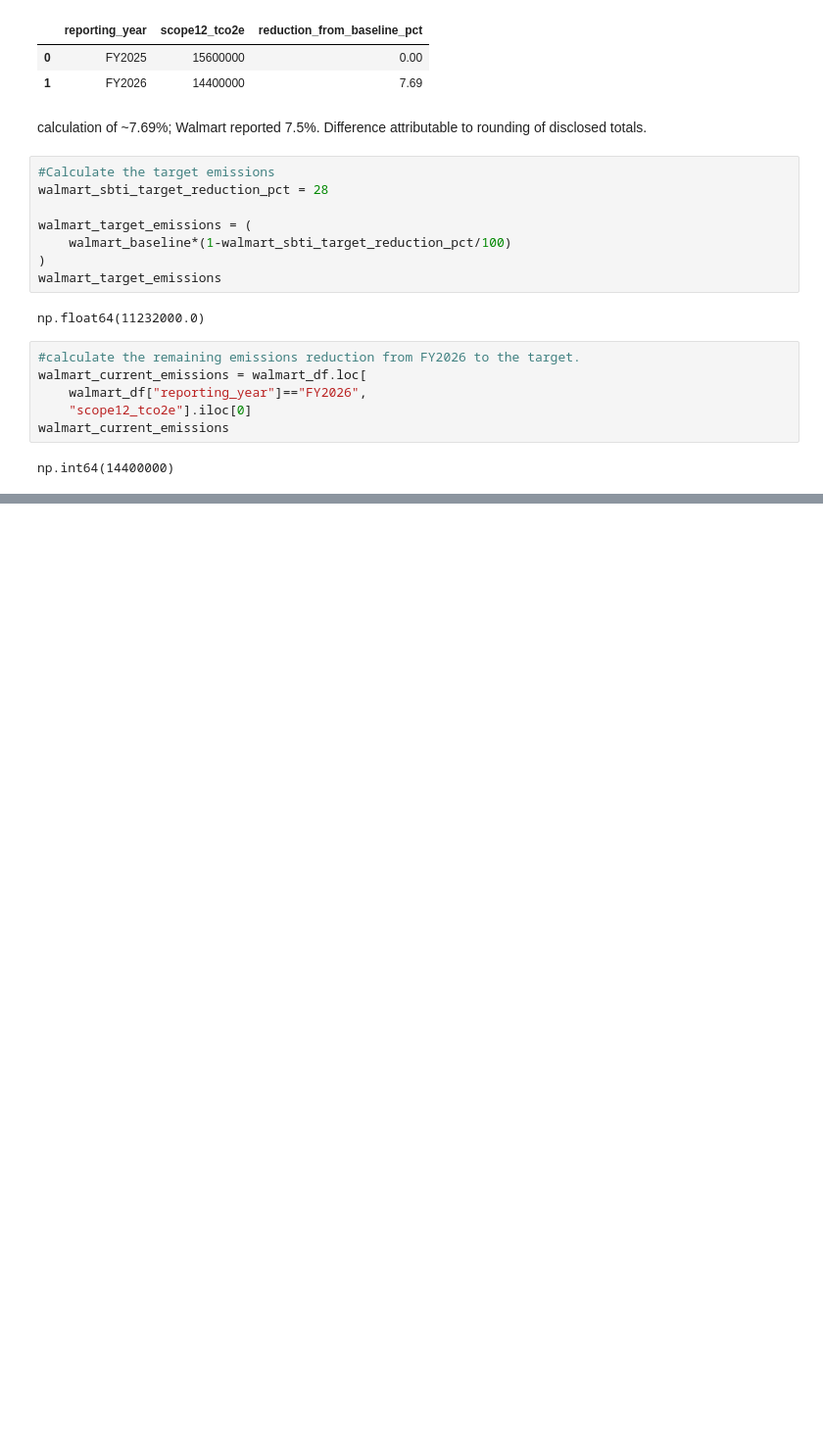
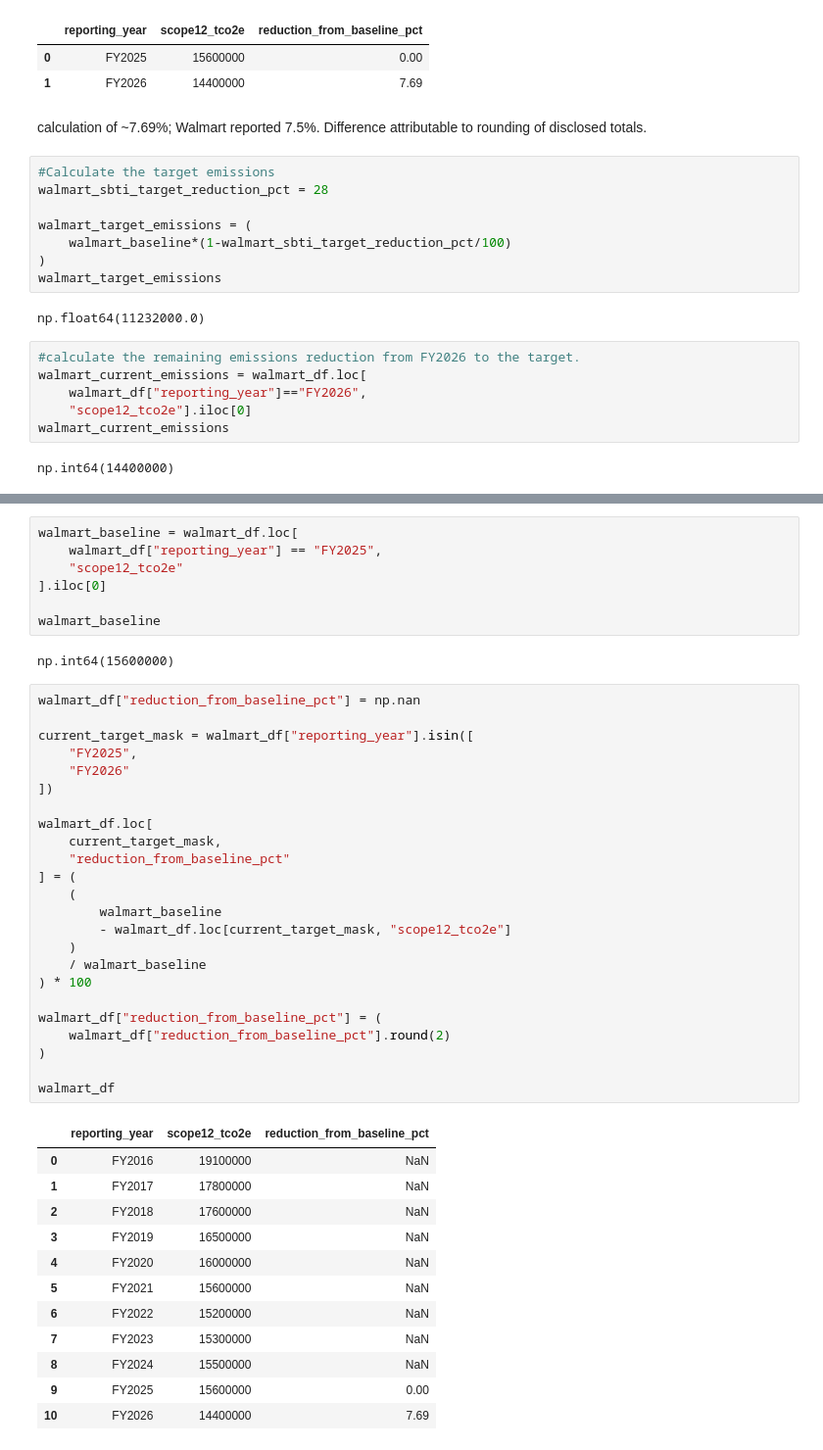
Before and after one commit to naema-bakar/retail-sustainability-benchmarking, a Jupyter notebook: notebooks/01_sbti_target_analysis.ipynb, the cells around one changed output, grey strips where cells are left out. Shown at 98% size. Drawn from its saved outputs; the diff is of its cells as text; blank space fills up the shorter version.

```diff
--- a/notebooks/01_sbti_target_analysis.ipynb
+++ b/notebooks/01_sbti_target_analysis.ipynb
@@ -864,0 +965,46 @@ np.int64(14400000)
+# %%
+walmart_baseline = walmart_df.loc[
+    walmart_df["reporting_year"] == "FY2025",
+    "scope12_tco2e"
+].iloc[0]
+
+walmart_baseline
+# %% [output]
+np.int64(15600000)
+# %%
+walmart_df["reduction_from_baseline_pct"] = np.nan
+
+current_target_mask = walmart_df["reporting_year"].isin([
+    "FY2025",
+    "FY2026"
+])
+
+walmart_df.loc[
+    current_target_mask,
+    "reduction_from_baseline_pct"
+] = (
+    (
+        walmart_baseline
+        - walmart_df.loc[current_target_mask, "scope12_tco2e"]
+    )
+    / walmart_baseline
+) * 100
+
+walmart_df["reduction_from_baseline_pct"] = (
+    walmart_df["reduction_from_baseline_pct"].round(2)
+)
+
+walmart_df
+# %% [output]
+|  | reporting_year | scope12_tco2e | reduction_from_baseline_pct |
+| 0 | FY2016 | 19100000 | NaN |
+| 1 | FY2017 | 17800000 | NaN |
+| 2 | FY2018 | 17600000 | NaN |
+| 3 | FY2019 | 16500000 | NaN |
+| 4 | FY2020 | 16000000 | NaN |
+| 5 | FY2021 | 15600000 | NaN |
+| 6 | FY2022 | 15200000 | NaN |
+| 7 | FY2023 | 15300000 | NaN |
+| 8 | FY2024 | 15500000 | NaN |
+| 9 | FY2025 | 15600000 | 0.00 |
+| 10 | FY2026 | 14400000 | 7.69 |
```
Also changed, not shown: parts of 19 cells of this notebook.
